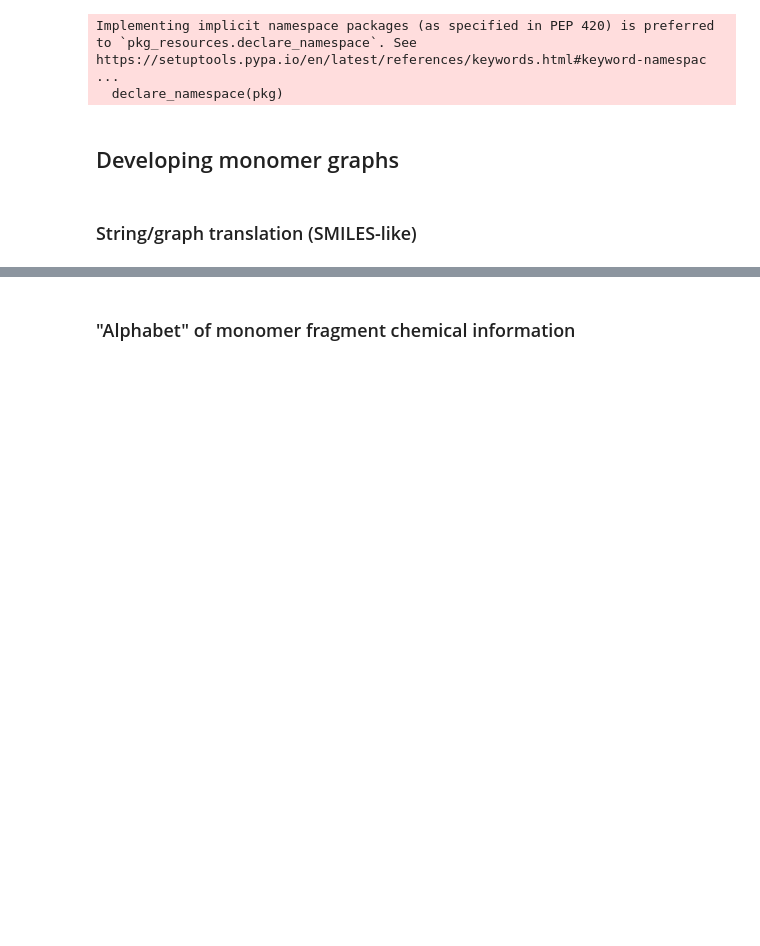
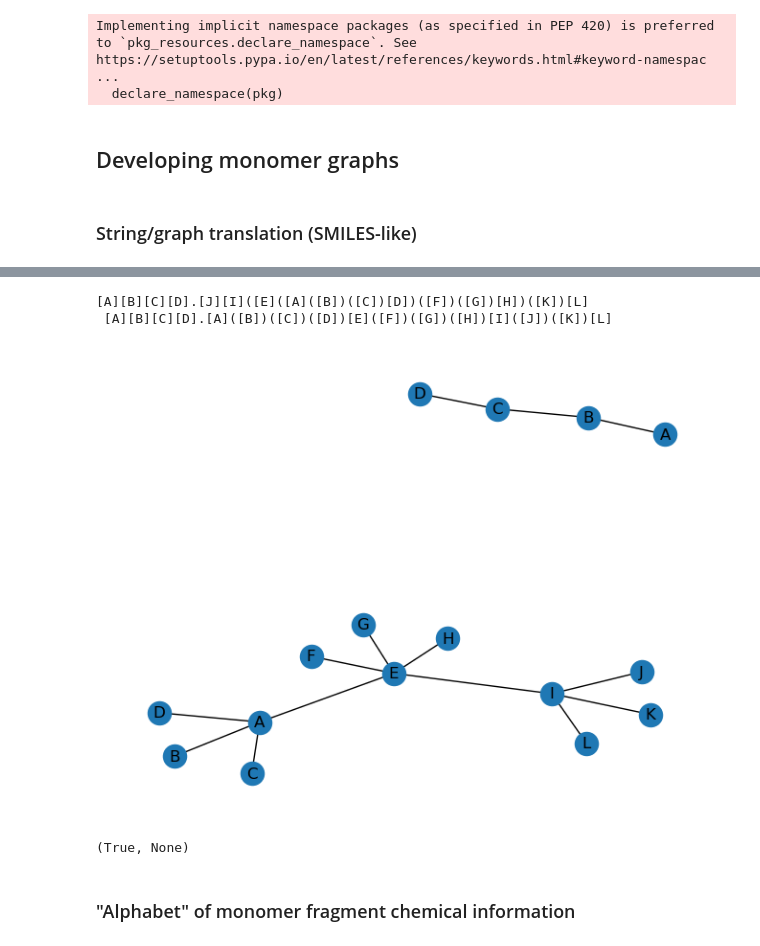
Before and after one commit to timbernat/polymer_workbench, a Jupyter notebook: new_feature_dev.ipynb, the cells around one changed output, grey strips where cells are left out. Saved outputs shown, nothing was run; the diff lists cells and outputs as text; code cells hidden in the pictures; blank space fills up the shorter version.

```diff
--- a/new_feature_dev.ipynb
+++ b/new_feature_dev.ipynb
@@ -124,7 +240,11 @@ nx.draw(G, with_labels=True, labels=nx.get_node_attributes(G, 'monomer_name'))
 # %%
-res = G.to_monograph_string(start_node_idx=6)
+res = G.to_smidge(start_node_idxs=(0,13))
 print(res, '\n', targ_str)
 
-H = MonomerGraph.from_monograph_string(res)
+H = MonomerGraph.from_smidge(res)
 # nx.draw(H, with_labels=True)
-nx.draw(H, with_labels=True, labels=nx.get_node_attributes(H, 'monomer_name'))
+nx.draw(H, with_labels=True, labels=nx.get_node_attributes(H, H.MONOMER_NAME_ATTR))
+# %% [output]
+[A][B][C][D].[J][I]([E]([A]([B])([C])[D])([F])([G])[H])([K])[L]
+ [A][B][C][D].[A]([B])([C])([D])[E]([F])([G])([H])[I]([J])([K])[L]
+[figure, added]
@@ -136,3 +251,7 @@ for i in range(len(G)):
+# %%
+G._passes_string_conversion_tests()
+# %% [output]
+(True, None)
 # %% [markdown]
 ### "Alphabet" of monomer fragment chemical information
 # %%
```
Also changed, not shown: parts of 15 cells of this notebook.
